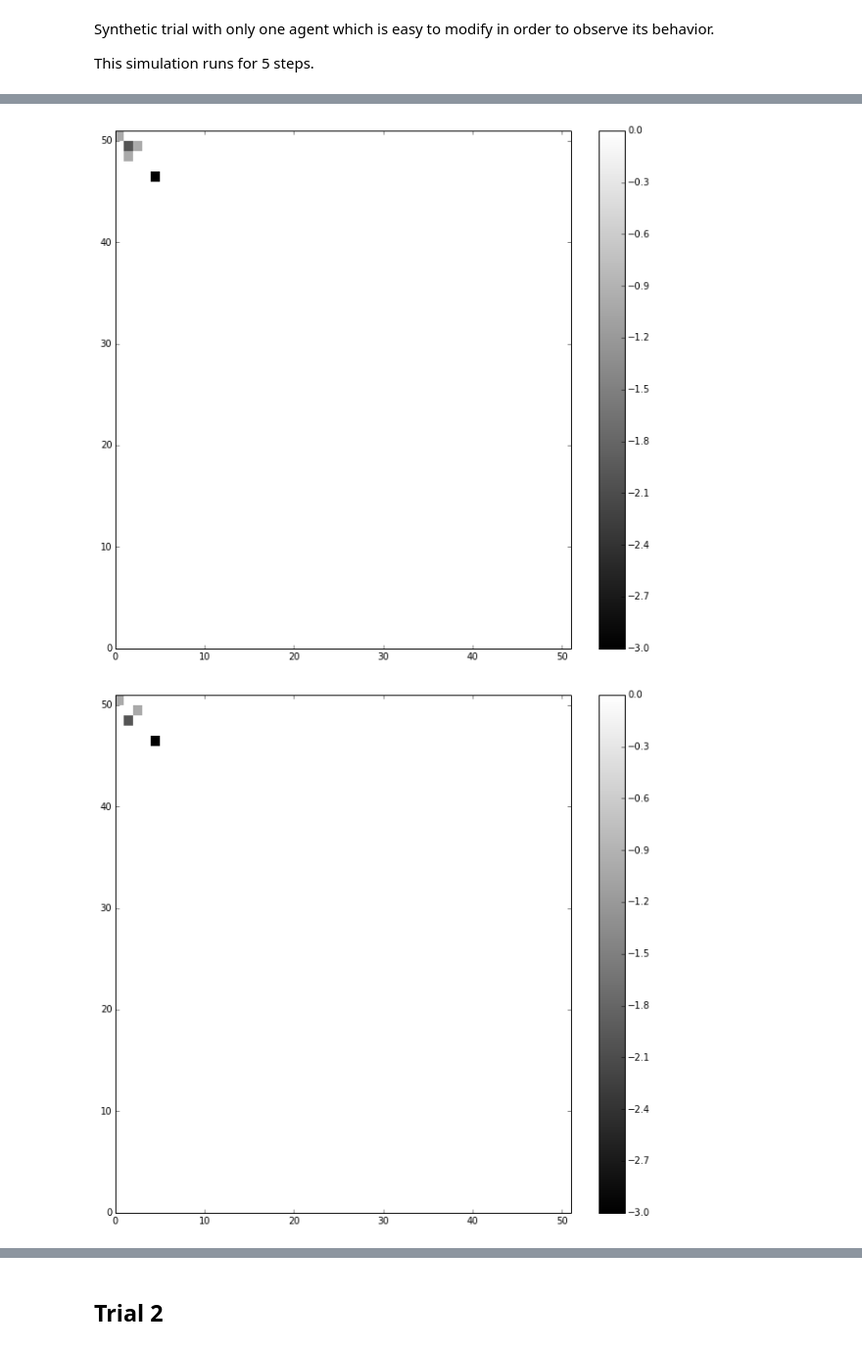
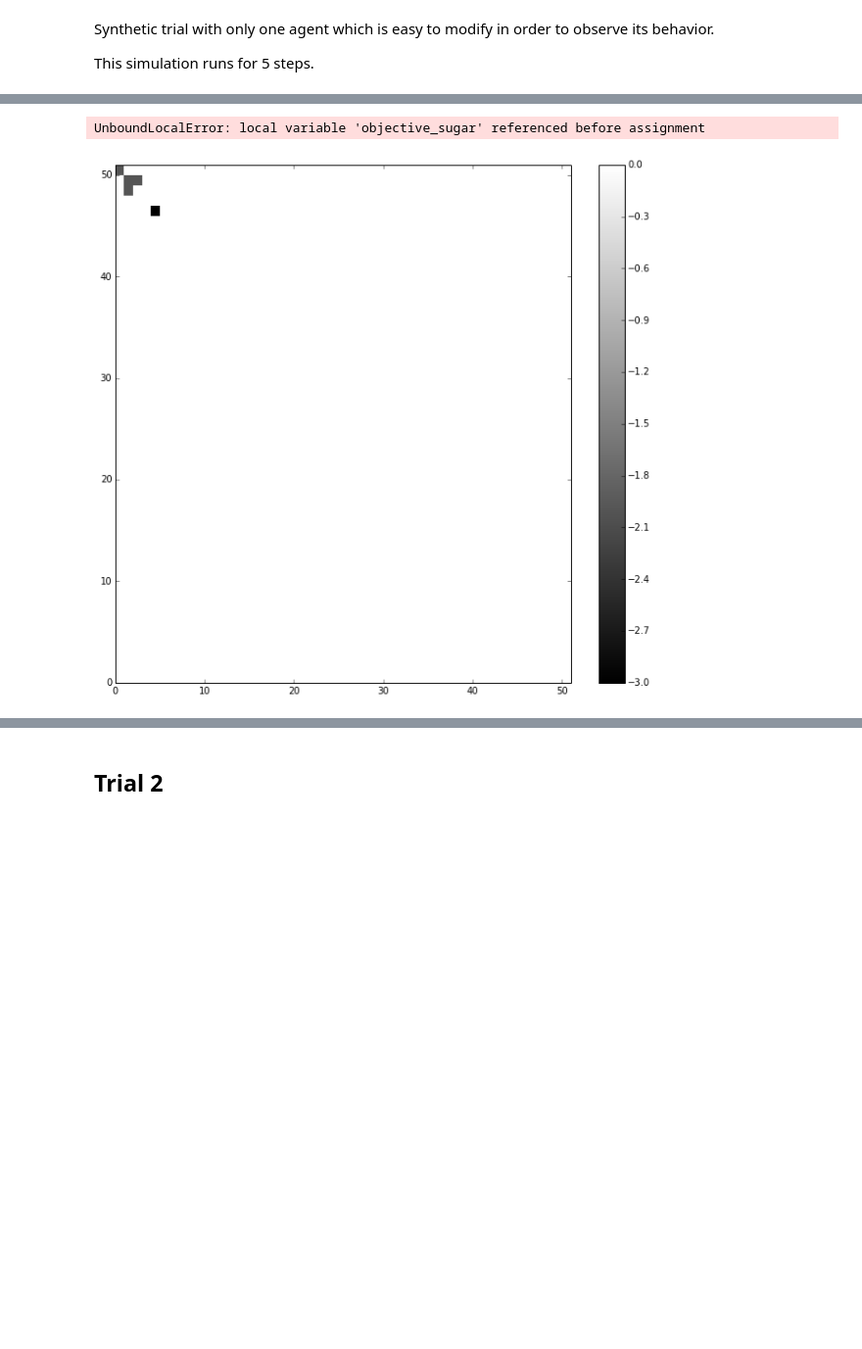
Before and after one commit to ddiazram/Proyecto-Mate-Compu, a Jupyter notebook: Paolo/Traducido.ipynb, the cells around one changed output, grey strips where cells are left out. Shown: that part at 98% size. Saved outputs shown, nothing was run; the diff lists cells and outputs as text; code cells hidden in the pictures; blank space fills up the shorter version.

```diff
--- a/Paolo/Traducido.ipynb
+++ b/Paolo/Traducido.ipynb
@@ -225,7 +253,7 @@ class Sugar:
     Stacks of sugar of variable sizes in a specific location in a discrete grid.
     """
 
-    def __init__(self, id ,tpe = 1, x = None, y = None, quantity = None):
+    def __init__(self, id , tpe=2, x = None, y = None, quantity = None):
         self.id = id
         self.tpe = tpe #type
         if x == None or y == None:
@@ -270,6 +298,7 @@ class World:
         """We create a zero's grid"""
         self.grid = np.zeros((51,51))
         self.sugars_list = []
+        self.spices_list=[]
 
     def place_sugars(self, n, practice_sugars = None):
         """
@@ -363,7 +392,7 @@ SS = World()
 test_agent = Agent_grid(id = 0, x = 1, y= 1, vision=2)
 test_agents = [test_agent]
 test_sugars = [Sugar(0,x=0,y=0, quantity=3), Sugar(1,x=1,y=2,quantity=10),Sugar(2,x=2,y=1,quantity=15)]
-test_spices= [Spice(0, x=4,y=4, quantity=2)]
+test_spices= [Spice(3, x=4,y=4, quantity=2)]
 SS.define(test_agents)
 SS.place_sugars(n = None, practice_sugars = test_sugars)
 SS.place_spices(n=None, practice_spices=test_spices)
@@ -396,3 +422,3 @@ My current state is:
  [ 0.  0.  0.  0.]]
+UnboundLocalError: local variable 'objective_sugar' referenced before assignment
-[figure, old version]
+[figure, new version]
-[figure, removed]
```
Also changed, not shown: parts of 4 cells of this notebook.
